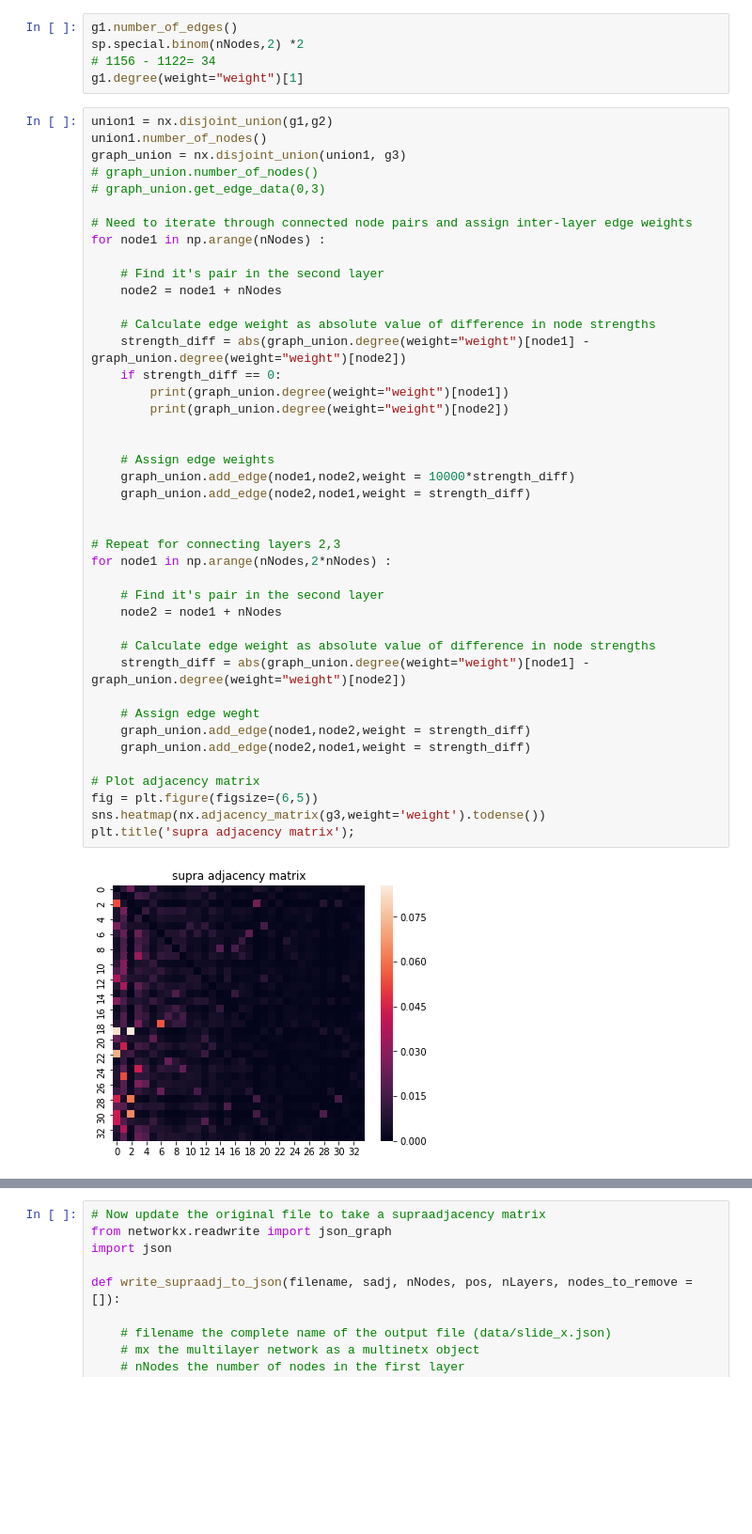
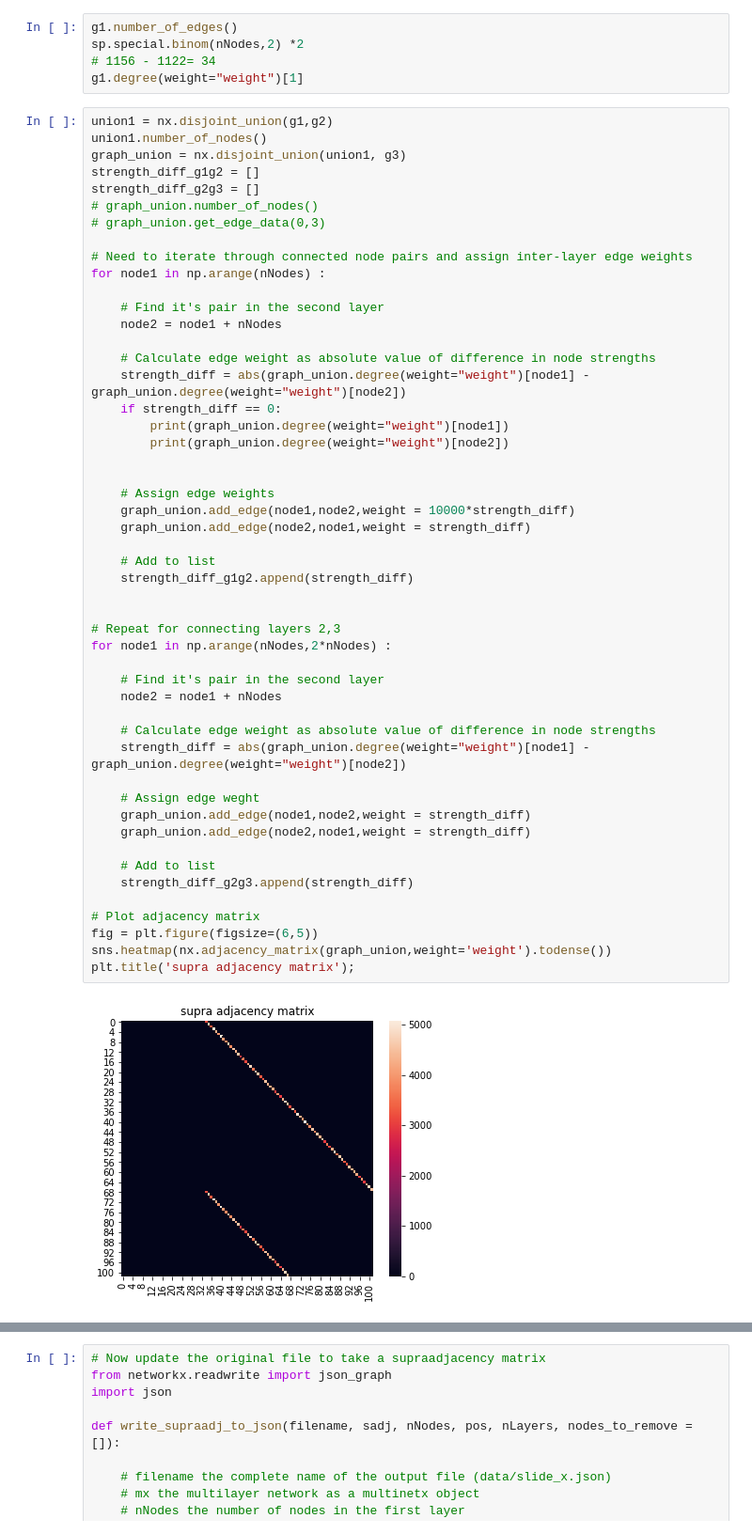
Before and after one commit to asizemore/multilayer_network_examples, a Jupyter notebook: fig3_viz.ipynb, the cells around one changed output, grey strips where cells are left out. Shown at 94% size. Saved outputs shown, nothing was run; the diff lists cells and outputs as text; blank space fills up the shorter version.

```diff
--- a/fig3_viz.ipynb
+++ b/fig3_viz.ipynb
@@ -188,6 +133,8 @@ g1.degree(weight="weight")[1]
 union1 = nx.disjoint_union(g1,g2)
 union1.number_of_nodes()
 graph_union = nx.disjoint_union(union1, g3)
+strength_diff_g1g2 = []
+strength_diff_g2g3 = []
 # graph_union.number_of_nodes()
 # graph_union.get_edge_data(0,3)
 
@@ -199,32 +146,38 @@ for node1 in np.arange(nNodes) :
 
     # Calculate edge weight as absolute value of difference in node strengths
     strength_diff = abs(graph_union.degree(weight="weight")[node1] - graph_union.degree(weight="weight")[node2])
     if strength_diff == 0:
         print(graph_union.degree(weight="weight")[node1])
         print(graph_union.degree(weight="weight")[node2])
 
 
     # Assign edge weights
     graph_union.add_edge(node1,node2,weight = 10000*strength_diff)
     graph_union.add_edge(node2,node1,weight = strength_diff)
 
+    # Add to list
+    strength_diff_g1g2.append(strength_diff)
+
 
 # Repeat for connecting layers 2,3
 for node1 in np.arange(nNodes,2*nNodes) :
 
     # Find it's pair in the second layer
     node2 = node1 + nNodes
 
     # Calculate edge weight as absolute value of difference in node strengths
     strength_diff = abs(graph_union.degree(weight="weight")[node1] - graph_union.degree(weight="weight")[node2])
 
     # Assign edge weght
     graph_union.add_edge(node1,node2,weight = strength_diff)
     graph_union.add_edge(node2,node1,weight = strength_diff)
 
+    # Add to list
+    strength_diff_g2g3.append(strength_diff)
+
 # Plot adjacency matrix
 fig = plt.figure(figsize=(6,5))
-sns.heatmap(nx.adjacency_matrix(g3,weight='weight').todense())
+sns.heatmap(nx.adjacency_matrix(graph_union,weight='weight').todense())
 plt.title('supra adjacency matrix');
 # %% [output]
-[figure, old version]
+[figure, new version]
```
Also changed, not shown: parts of 3 cells of this notebook, 4 other files.
